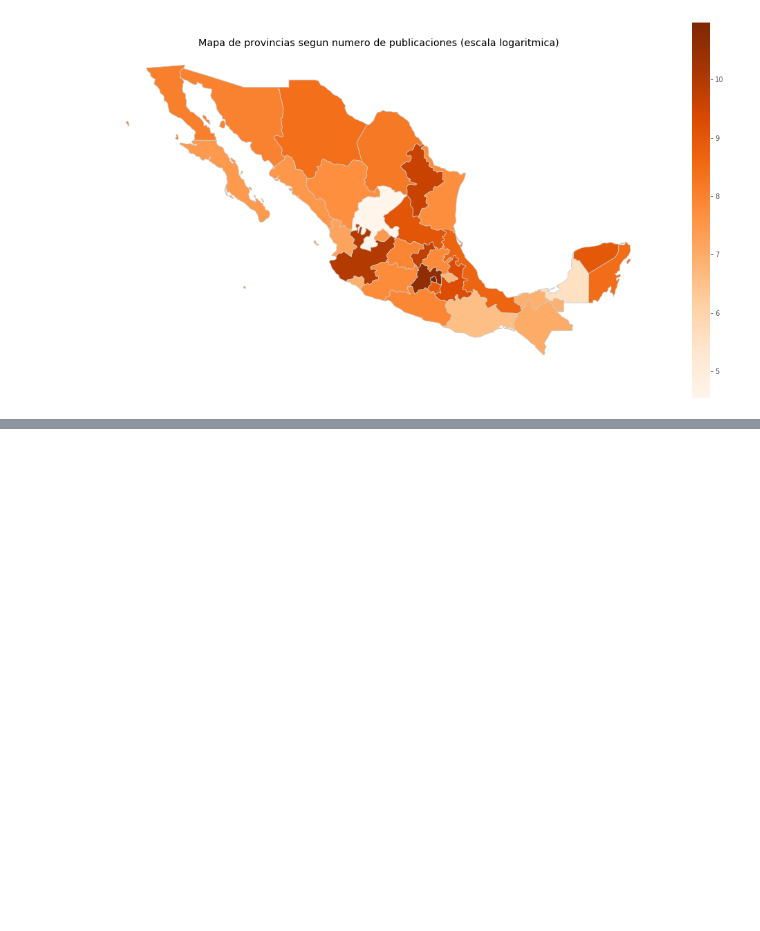
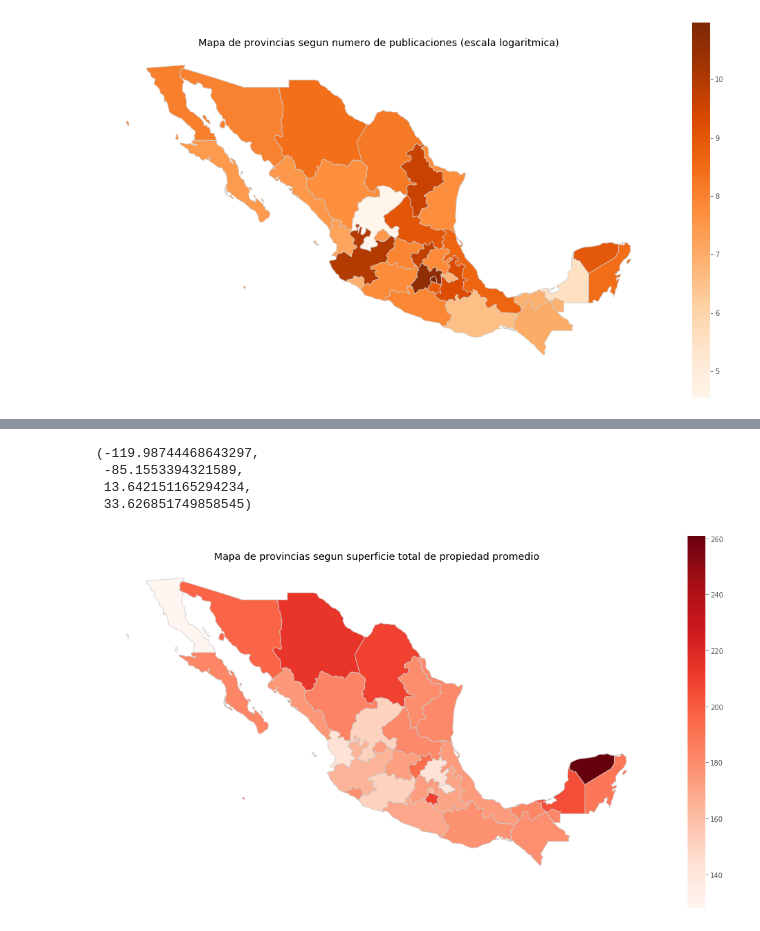
Before and after one commit to PBrrtrn/7506-organizacion-de-datos, a Jupyter notebook: src/exp/exploracion_geografica.ipynb, the cells around one changed output, grey strips where cells are left out. Saved outputs shown, nothing was run; the diff lists cells and outputs as text; code cells hidden in the pictures; blank space fills up the shorter version.

```diff
--- a/src/exp/exploracion_geografica.ipynb
+++ b/src/exp/exploracion_geografica.ipynb
@@ -98,0 +204,13 @@ ax.axis('off')
+# %%
+vmin, vmax = 120, 220
+fig, ax = plt.subplots(1, figsize=(18, 10))
+
+merged.plot(column='metrostotales', cmap='Reds', linewidth=0.8, ax=ax, edgecolor='0.8', legend = True)
+ax.set_title('Mapa de provincias segun superficie total de propiedad promedio')
+ax.axis('off')
+# %% [output]
+(-119.98744468643297,
+ -85.1553394321589,
+ 13.642151165294234,
+ 33.626851749858545)
+[figure, added]
```
Also changed, not shown: parts of 15 cells of this notebook.
